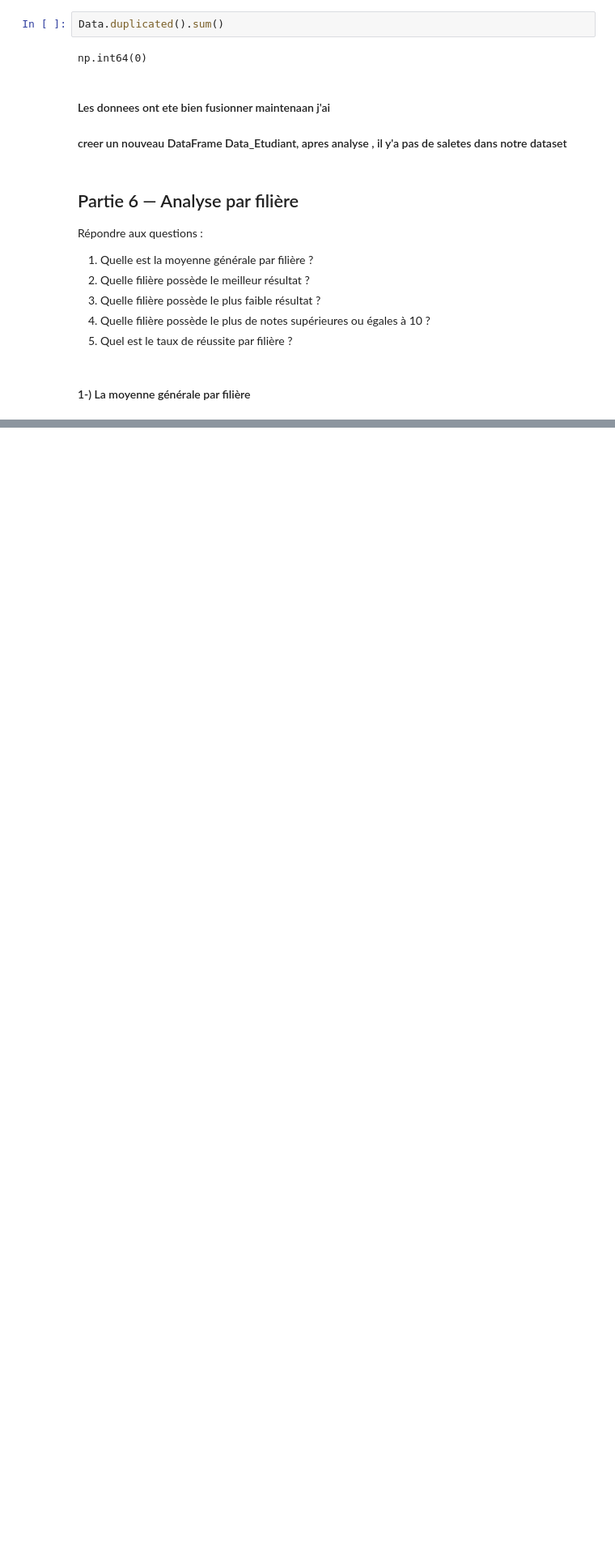
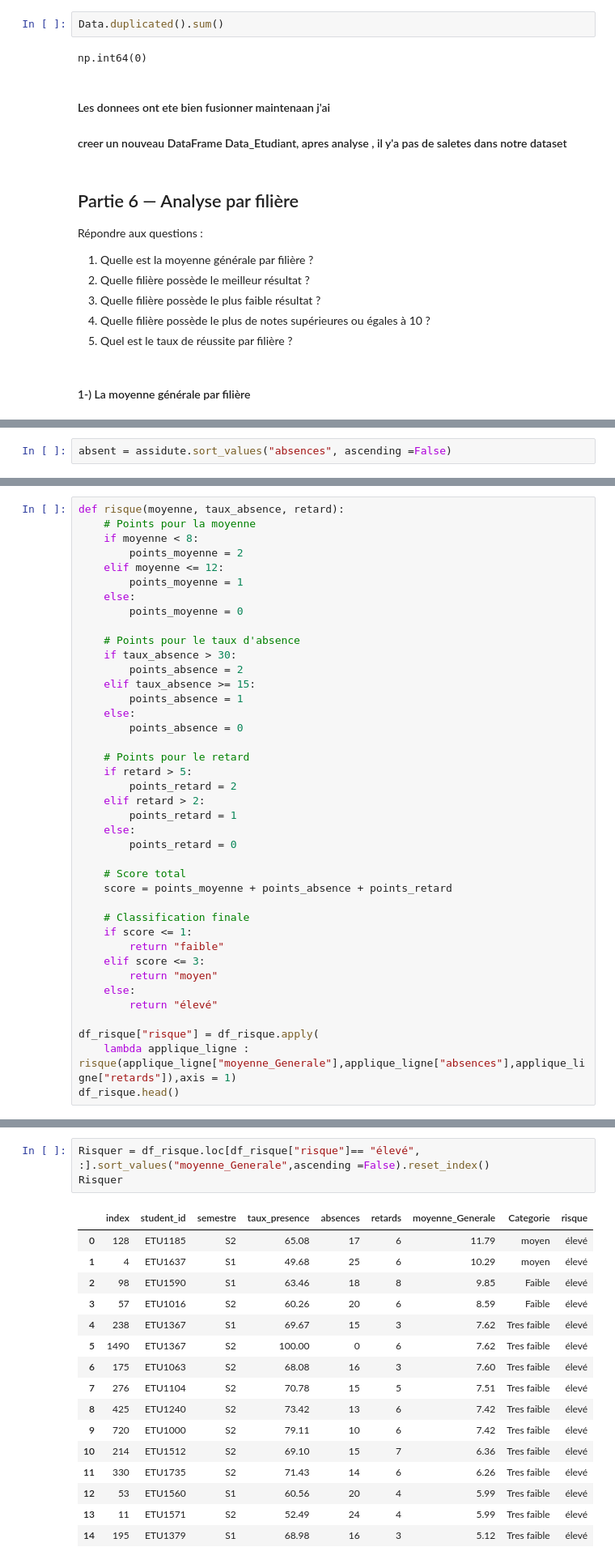
Before and after one commit to SAKPANI/Formation-Data_Science-et-Machine-Learning, a Jupyter notebook: PROJETS/projet_pandas_universitaire/Projet_Final_Pandas_Analyse_Donnees_Universitaires.ipynb.ipynb, the cells around one changed output, grey strips where cells are left out. Shown at 81% size. Cells and saved outputs as stored; diff of their text form; blank space fills up the shorter version.

```diff
--- a/PROJETS/projet_pandas_universitaire/Projet_Final_Pandas_Analyse_Donnees_Universitaires.ipynb.ipynb
+++ b/PROJETS/projet_pandas_universitaire/Projet_Final_Pandas_Analyse_Donnees_Universitaires.ipynb.ipynb
@@ -1117,0 +1253,2 @@ Répondre aux questions :
+# %%
+absent = assidute.sort_values("absences", ascending =False)
@@ -1117,0 +1386,40 @@ Répondre aux questions :
+# %%
+def risque(moyenne, taux_absence, retard):
+    # Points pour la moyenne
+    if moyenne < 8:
+        points_moyenne = 2
+    elif moyenne <= 12:
+        points_moyenne = 1
+    else:
+        points_moyenne = 0
+
+    # Points pour le taux d'absence
+    if taux_absence > 30:
+        points_absence = 2
+    elif taux_absence >= 15:
+        points_absence = 1
+    else:
+        points_absence = 0
+
+    # Points pour le retard
+    if retard > 5:
+        points_retard = 2
+    elif retard > 2:
+        points_retard = 1
+    else:
+        points_retard = 0
+
+    # Score total
+    score = points_moyenne + points_absence + points_retard
+
+    # Classification finale
+    if score <= 1:
+        return "faible"
+    elif score <= 3:
+        return "moyen"
+    else:
+        return "élevé"
+
+df_risque["risque"] = df_risque.apply(
+    lambda applique_ligne : risque(applique_ligne["moyenne_Generale"],applique_ligne["absences"],applique_ligne["retards"]),axis = 1)
+df_risque.head()
@@ -1117,0 +1700,20 @@ Répondre aux questions :
+# %%
+Risquer = df_risque.loc[df_risque["risque"]== "élevé", :].sort_values("moyenne_Generale",ascending =False).reset_index()
+Risquer
+# %% [output]
+|  | index | student_id | semestre | taux_presence | absences | retards | moyenne_Generale | Categorie | risque |
+| 0 | 128 | ETU1185 | S2 | 65.08 | 17 | 6 | 11.79 | moyen | élevé |
+| 1 | 4 | ETU1637 | S1 | 49.68 | 25 | 6 | 10.29 | moyen | élevé |
+| 2 | 98 | ETU1590 | S1 | 63.46 | 18 | 8 | 9.85 | Faible | élevé |
+| 3 | 57 | ETU1016 | S2 | 60.26 | 20 | 6 | 8.59 | Faible | élevé |
+| 4 | 238 | ETU1367 | S1 | 69.67 | 15 | 3 | 7.62 | Tres faible | élevé |
+| 5 | 1490 | ETU1367 | S2 | 100.00 | 0 | 6 | 7.62 | Tres faible | élevé |
+| 6 | 175 | ETU1063 | S2 | 68.08 | 16 | 3 | 7.60 | Tres faible | élevé |
+| 7 | 276 | ETU1104 | S2 | 70.78 | 15 | 5 | 7.51 | Tres faible | élevé |
+| 8 | 425 | ETU1240 | S2 | 73.42 | 13 | 6 | 7.42 | Tres faible | élevé |
+| 9 | 720 | ETU1000 | S2 | 79.11 | 10 | 6 | 7.42 | Tres faible | élevé |
+| 10 | 214 | ETU1512 | S2 | 69.10 | 15 | 7 | 6.36 | Tres faible | élevé |
+| 11 | 330 | ETU1735 | S2 | 71.43 | 14 | 6 | 6.26 | Tres faible | élevé |
+| 12 | 53 | ETU1560 | S1 | 60.56 | 20 | 4 | 5.99 | Tres faible | élevé |
+| 13 | 11 | ETU1571 | S2 | 52.49 | 24 | 4 | 5.99 | Tres faible | élevé |
+| 14 | 195 | ETU1379 | S1 | 68.98 | 16 | 3 | 5.12 | Tres faible | élevé |
```
Also changed, not shown: parts of 128 cells of this notebook, 1 other file.
